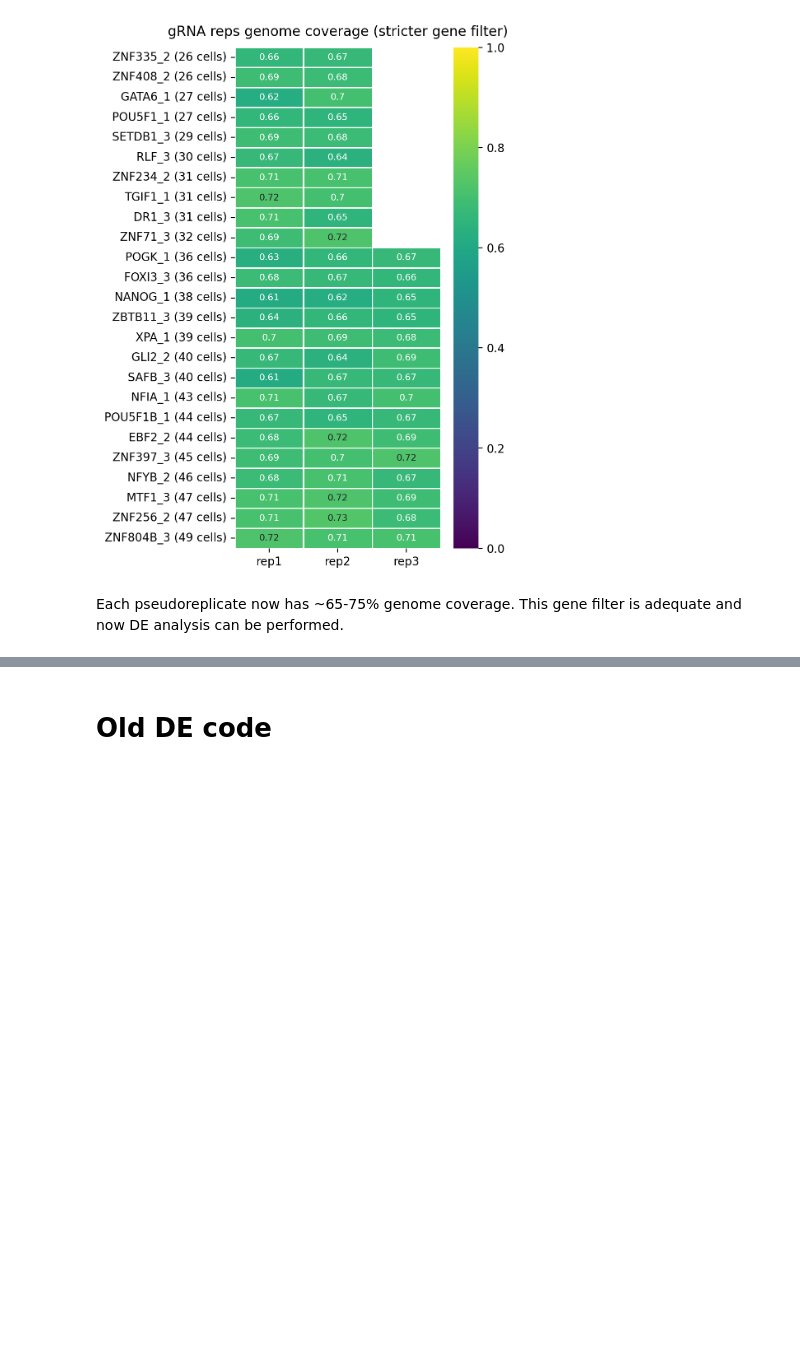
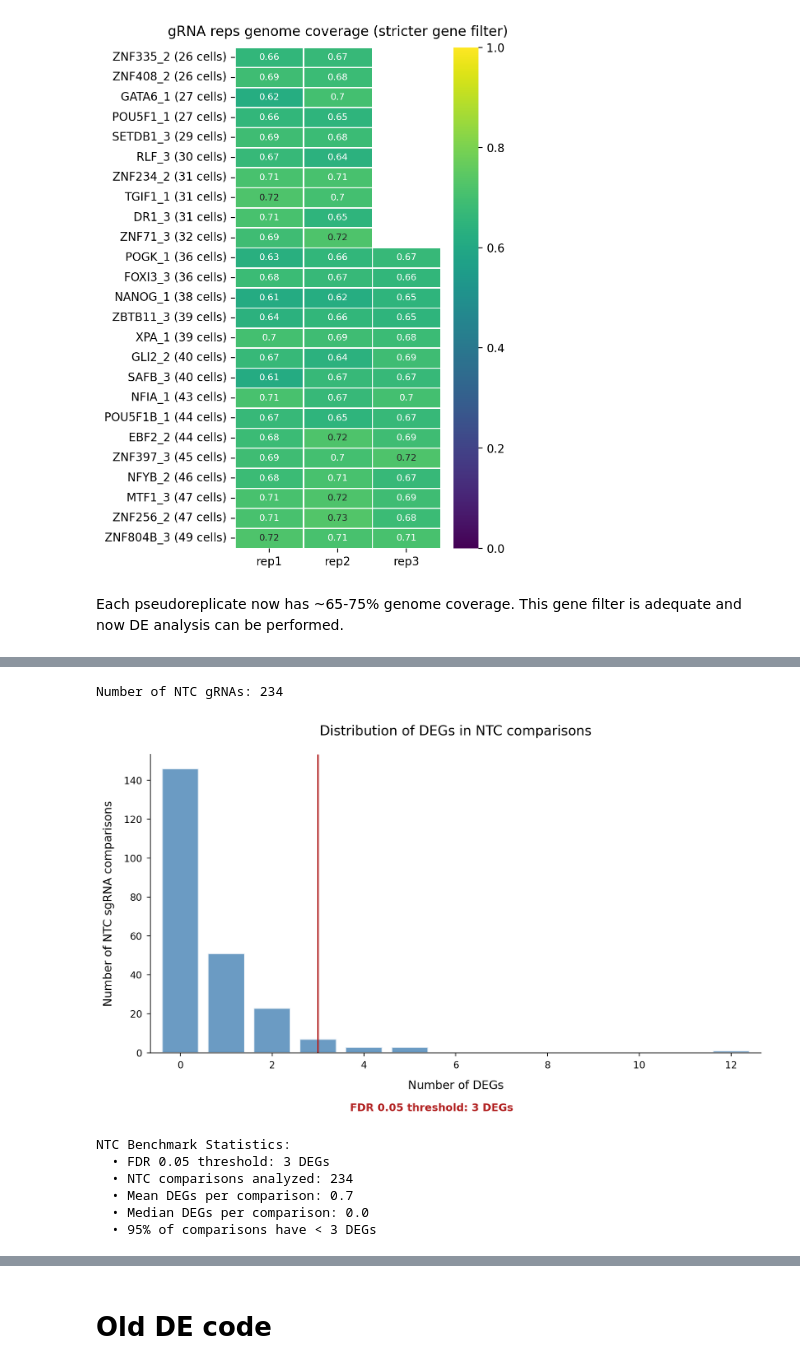
Before and after one commit to subramaniam-lab-ucsd/tf-project, a Jupyter notebook: tf_project_de_analysis_mde.ipynb, the cells around one changed output, grey strips where cells are left out. Cells and saved outputs as stored; diff of their text form; code cells hidden in the pictures; blank space fills up the shorter version.

```diff
--- a/tf_project_de_analysis_mde.ipynb
+++ b/tf_project_de_analysis_mde.ipynb
@@ -1119,3 +309,0 @@ NTC Benchmark Statistics:
-# %%
-deg_threshold, benchmark_results = \
-    benchmark_NTC_FDR(adata)
@@ -1129,3 +309,0 @@ NTC Benchmark Statistics:
-# %%
-deg_threshold, benchmark_results = \
-    benchmark_NTC_FDR(adata, min_cells_per_rep=20)
@@ -1202,0 +587,4 @@ Name: count, dtype: int64
+# %%
+filepath = "/home/ranwyl/data_tf_project/KOLF_Pan_Genome_Alpha_CPMnorm_KD_ETest_Gene_Filtered.h5ad"
+adata = psp.utils.read_anndata(filepath)
+adata
@@ -1202,0 +597,17 @@ Name: count, dtype: int64
+# %%
+print(f"Number of NTC gRNAs: {len(adata[adata.obs.perturbed == 'False'].obs.gRNA.unique())}")
+# %% [output]
+Number of NTC gRNAs: 234
+# %%
+ntc_benchmark_results = ntc_benchmarking_DE(adata, n_cpus=50, suppress_warnings=True)
+# %%
+ntc_deg_threshold, ntc_benchmark_df = \
+    report_ntc_benchmarking_results(ntc_benchmark_results)
+# %% [output]
+[figure, added]
+NTC Benchmark Statistics:
+  • FDR 0.05 threshold: 3 DEGs
+  • NTC comparisons analyzed: 234
+  • Mean DEGs per comparison: 0.7
+  • Median DEGs per comparison: 0.0
+  • 95% of comparisons have < 3 DEGs
```
Also changed, not shown: parts of 56 cells of this notebook, 1 other file.
